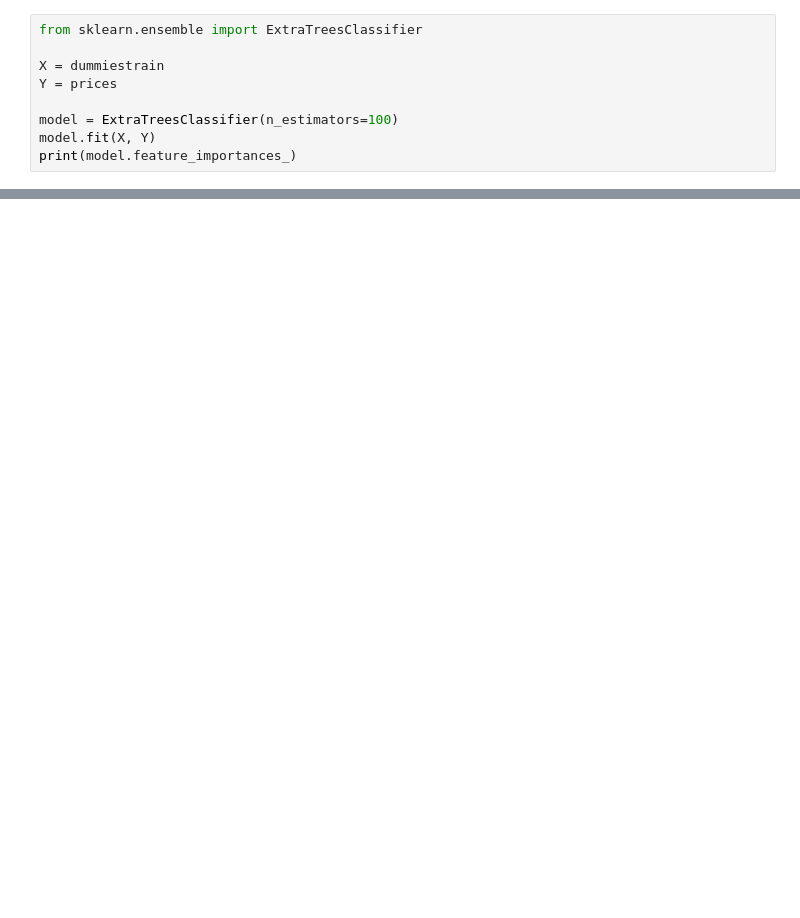
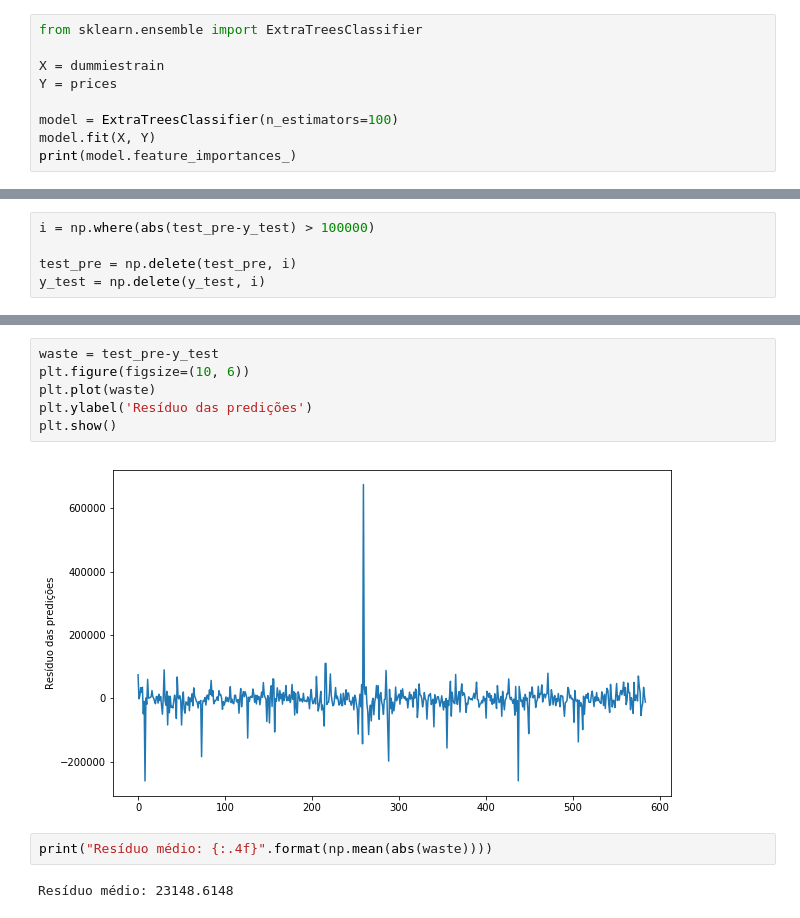
Before and after one commit to bermr/house-prices, a Jupyter notebook: house-prices-prediction.ipynb, the cells around one changed output, grey strips where cells are left out. Drawn from its saved outputs; the diff is of its cells as text; blank space fills up the shorter version.

```diff
--- a/house-prices-prediction.ipynb
+++ b/house-prices-prediction.ipynb
@@ -176,0 +183,5 @@ AttributeError: 'str' object has no attribute 'r2_score'
+# %%
+i = np.where(abs(test_pre-y_test) > 100000)
+
+test_pre = np.delete(test_pre, i)
+y_test = np.delete(y_test, i)
@@ -176,0 +202,12 @@ AttributeError: 'str' object has no attribute 'r2_score'
+# %%
+waste = test_pre-y_test
+plt.figure(figsize=(10, 6))
+plt.plot(waste)
+plt.ylabel('Resíduo das predições')
+plt.show()
+# %% [output]
+[figure, added]
+# %%
+print("Resíduo médio: {:.4f}".format(np.mean(abs(waste))))
+# %% [output]
+Resíduo médio: 23148.6148
```
Also changed, not shown: parts of 10 cells of this notebook.
